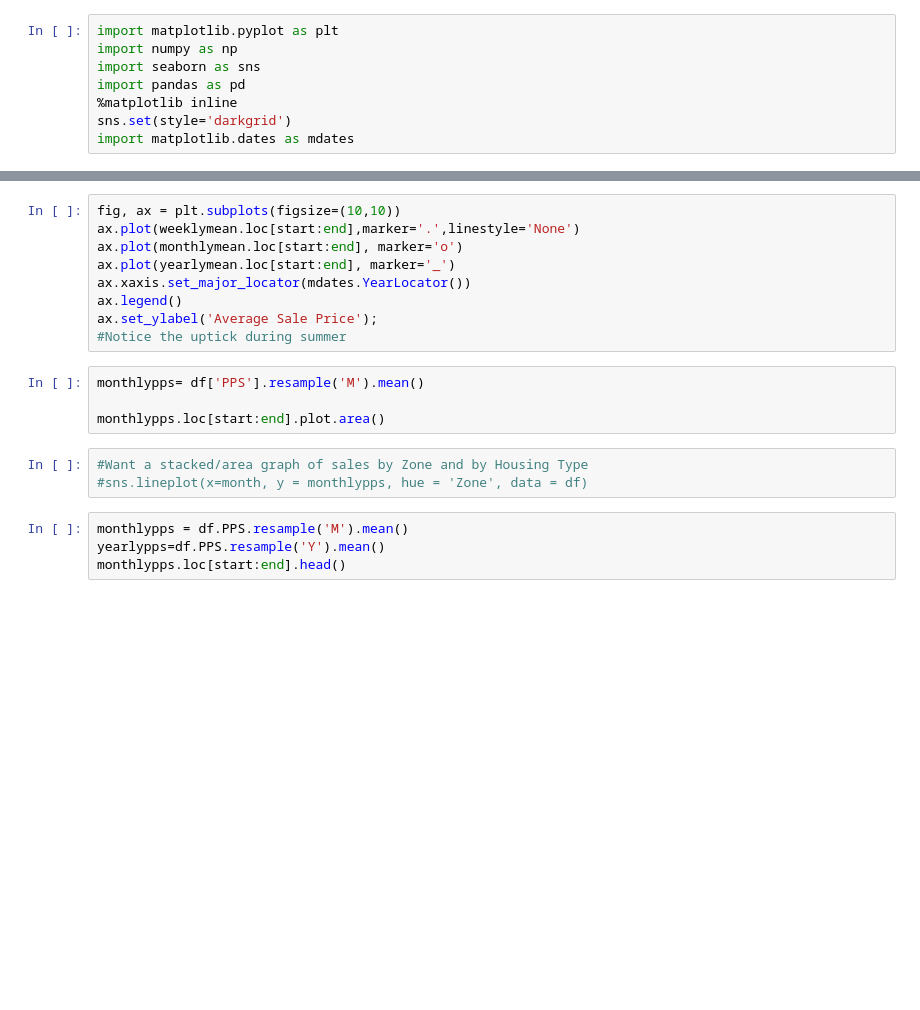
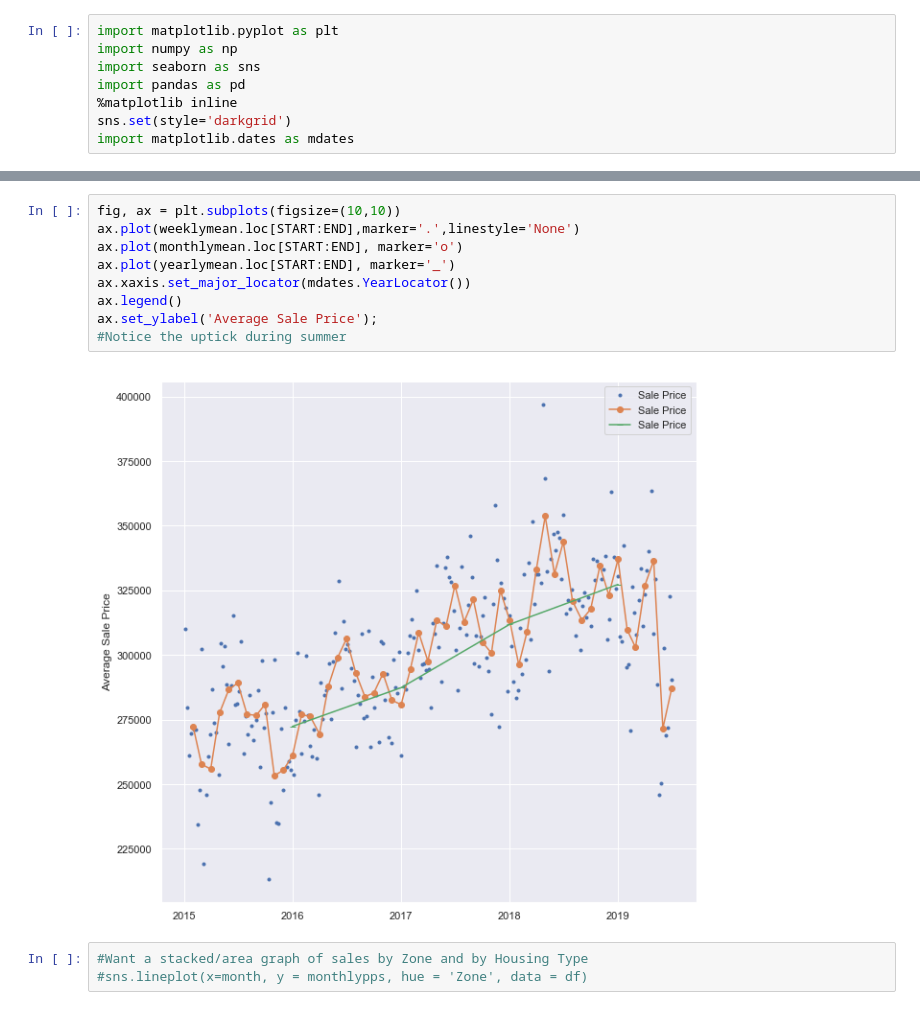
Before and after one commit to drewlehe/Nashville, a Jupyter notebook: TimeSeries.ipynb, the cells around one changed output, grey strips where cells are left out. Drawn from its saved outputs; the diff is of its cells as text; blank space fills up the shorter version.

```diff
--- a/TimeSeries.ipynb
+++ b/TimeSeries.ipynb
@@ -54,23 +93,17 @@ monthly.head()
 # %%
 fig, ax = plt.subplots(figsize=(10,10))
-ax.plot(weeklymean.loc[start:end],marker='.',linestyle='None')
-ax.plot(monthlymean.loc[start:end], marker='o')
-ax.plot(yearlymean.loc[start:end], marker='_')
+ax.plot(weeklymean.loc[START:END],marker='.',linestyle='None')
+ax.plot(monthlymean.loc[START:END], marker='o')
+ax.plot(yearlymean.loc[START:END], marker='_')
 ax.xaxis.set_major_locator(mdates.YearLocator())
 ax.legend()
 ax.set_ylabel('Average Sale Price');
 #Notice the uptick during summer
+# %% [output]
+[figure, added]
-# %%
-monthlypps= df['PPS'].resample('M').mean()
-
-monthlypps.loc[start:end].plot.area()
 # %%
 #Want a stacked/area graph of sales by Zone and by Housing Type
 #sns.lineplot(x=month, y = monthlypps, hue = 'Zone', data = df)
-# %%
-monthlypps = df.PPS.resample('M').mean()
-yearlypps=df.PPS.resample('Y').mean()
-monthlypps.loc[start:end].head()
 # %%
 #Plotting PPS through time
 fig, ax = plt.subplots(figsize=(10,10))
```
Also changed, not shown: parts of 24 cells of this notebook.
